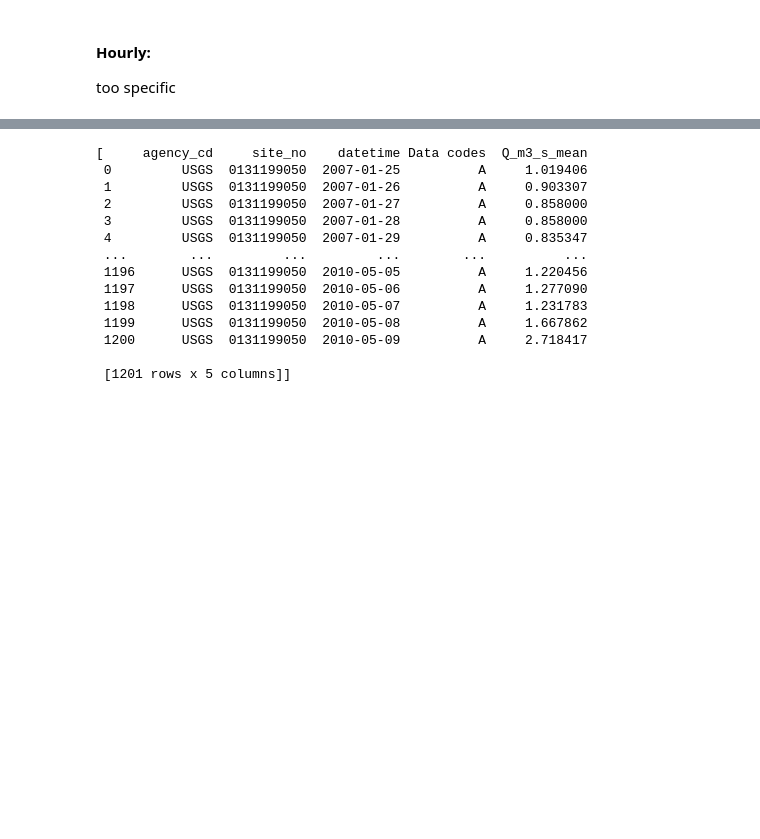
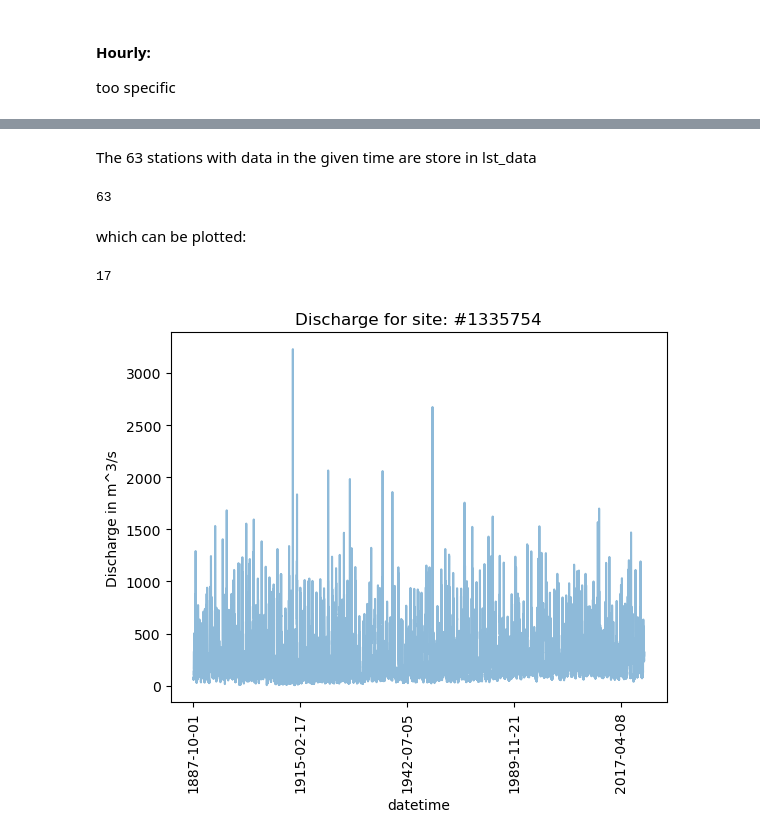
Before and after one commit to Daafip/ENVM1502-Catchment-model, a Jupyter notebook: Python files/Loading discharge data.ipynb, the cells around one changed output, grey strips where cells are left out. Cells and saved outputs as stored; diff of their text form; code cells hidden in the pictures; blank space fills up the shorter version.

```diff
--- a/Python files/Loading discharge data.ipynb
+++ b/Python files/Loading discharge data.ipynb
@@ -162,18 +191,23 @@ ValueError: 1 columns passed, passed data had 4 columns
-# %%
-for df in lst_data:
-    df.to_csv(f'{data_folder}\\{df.iloc[0]["site_no"]}.csv')
-# %% [output]
-[     agency_cd     site_no    datetime Data codes  Q_m3_s_mean
- 0         USGS  0131199050  2007-01-25          A     1.019406
- 1         USGS  0131199050  2007-01-26          A     0.903307
- 2         USGS  0131199050  2007-01-27          A     0.858000
- 3         USGS  0131199050  2007-01-28          A     0.858000
- 4         USGS  0131199050  2007-01-29          A     0.835347
- ...        ...         ...         ...        ...          ...
- 1196      USGS  0131199050  2010-05-05          A     1.220456
- 1197      USGS  0131199050  2010-05-06          A     1.277090
- 1198      USGS  0131199050  2010-05-07          A     1.231783
- 1199      USGS  0131199050  2010-05-08          A     1.667862
- 1200      USGS  0131199050  2010-05-09          A     2.718417
-
- [1201 rows x 5 columns]]
+# %% [markdown]
+The 63 stations with data in the given time are store in lst_data
+# %%
+len(lst_data)
+# %% [output]
+63
+# %% [markdown]
+which can be plotted:
+# %%
+wanted_index = list(ids).index(1335755)
+wanted_index
+# %% [output]
+17
+# %%
+for i in lst_data[wanted_index-1:wanted_index]:
+    fig, ax = plt.subplots(1)
+    i[['Q_m3_s_mean']].plot(ax=ax, alpha=0.5) #lw=0, marker=".",markersize=0.5
+    ax.set_title(f'Discharge for site: #{i["site_no"].iloc[0]}')
+    ax.legend().remove()
+    ax.set_xticklabels(ax.get_xticklabels(),rotation=90)
+    ax.set_ylabel("Discharge in m^3/s");
+# %% [output]
+[figure, added]
```
Also changed, not shown: parts of 7 cells of this notebook, 3 other files.
